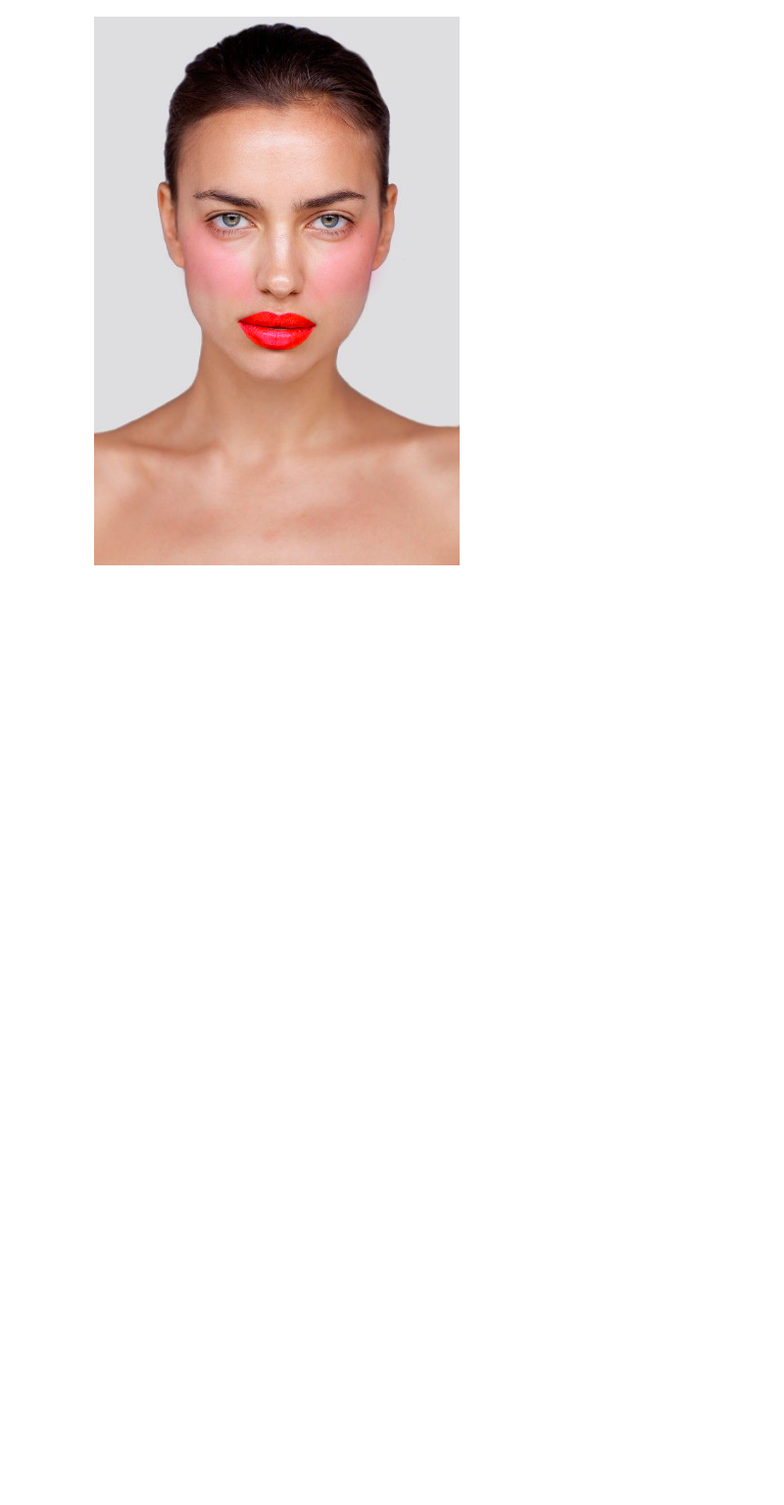
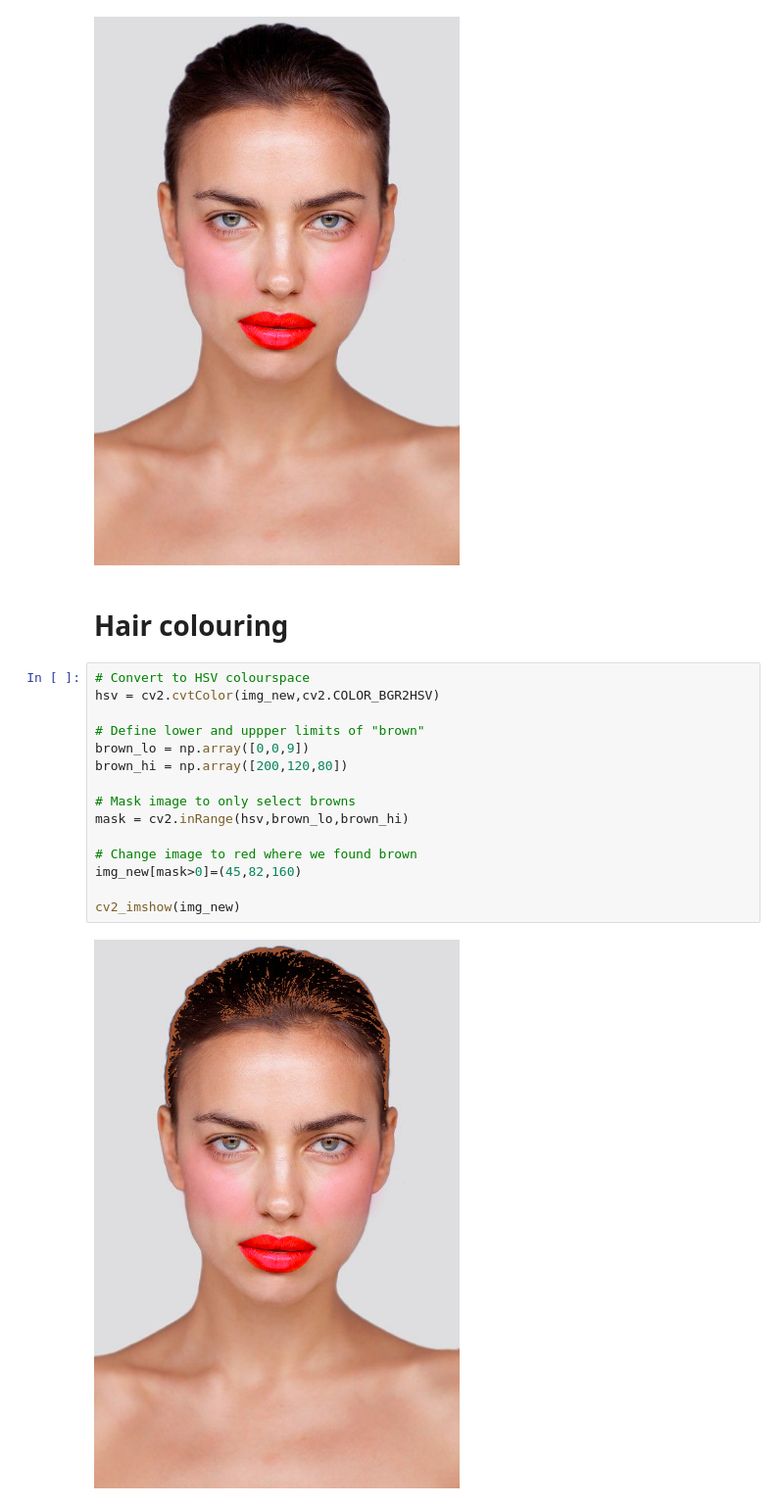
Before and after one commit to tanyarw/virtual-makeup, a Jupyter notebook: virtual_makeup.ipynb, the cells around one changed output. Shown at 98% size. Drawn from its saved outputs; the diff is of its cells as text; blank space fills up the shorter version.

Commit message:
hair segmentation

```diff
--- a/virtual_makeup.ipynb
+++ b/virtual_makeup.ipynb
@@ -261,3 +261,22 @@ smoothen_blush(2 * mid * ones(len(x)) - x, y)
 cv2_imshow(img_new)
 # %% [output]
 [figure]
+# %% [markdown]
+# Hair colouring
+# %%
+# Convert to HSV colourspace
+hsv = cv2.cvtColor(img_new,cv2.COLOR_BGR2HSV)
+
+# Define lower and uppper limits of "brown"
+brown_lo = np.array([0,0,9])
+brown_hi = np.array([200,120,80])
+
+# Mask image to only select browns
+mask = cv2.inRange(hsv,brown_lo,brown_hi)
+
+# Change image to red where we found brown
+img_new[mask>0]=(45,82,160)
+
+cv2_imshow(img_new)
+# %% [output]
+[figure, added]
```
